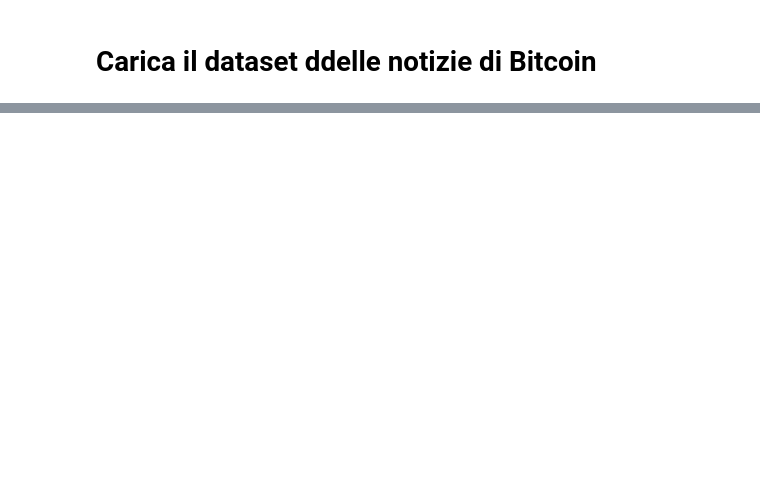
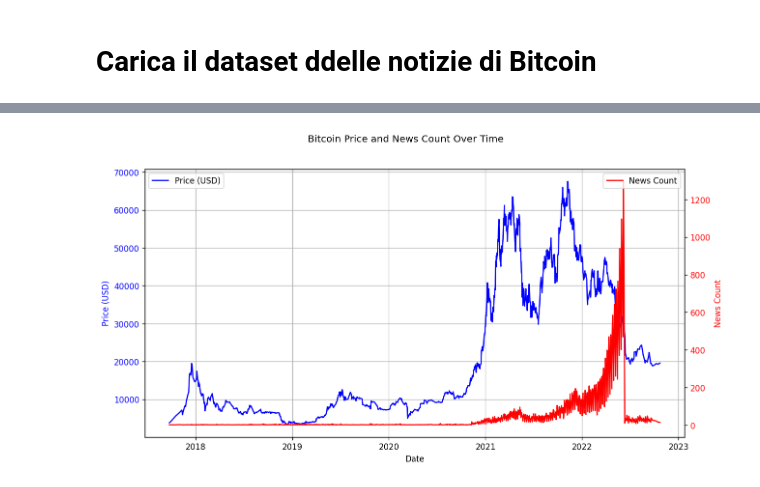
Before and after one commit to riccardoscut/riccardoscut, a Jupyter notebook: CrypToData.ipynb, the cells around one changed output, grey strips where cells are left out. Cells and saved outputs as stored; diff of their text form; code cells hidden in the pictures; blank space fills up the shorter version.

```diff
--- a/CrypToData.ipynb
+++ b/CrypToData.ipynb
@@ -353,0 +351,3 @@ Cryptopanic News:
+# %%
+count_news_data.rename(columns = {'id': 'cnt'}, inplace = True)
+count_news_data
@@ -353,0 +368,2 @@ Cryptopanic News:
+# %%
+significant_changes.reset_index(inplace=True)
@@ -353,0 +377,4 @@ Cryptopanic News:
+# %%
+
+significant_changes['date_normal'] = pd.to_datetime(significant_changes['timestamp'], errors='coerce').dt.date
+significant_changes
@@ -353,0 +419,3 @@ Cryptopanic News:
+# %%
+merged_inner = pd.merge(count_news_data, significant_changes, on='date_normal', how='inner')
+merged_inner
@@ -353,0 +438,25 @@ Cryptopanic News:
+# %%
+fig, ax1 = plt.subplots(figsize=(12, 6))
+
+# Plot the Bitcoin price on the first y-axis
+ax1.plot(merged_inner['date_normal'], merged_inner['close'], 'b-', label='Price (USD)')
+ax1.set_xlabel('Date')
+ax1.set_ylabel('Price (USD)', color='blue')
+ax1.tick_params(axis='y', labelcolor='blue')
+
+# Create a twin axis for the news count
+ax2 = ax1.twinx()
+ax2.plot(merged_inner['date_normal'], merged_inner['cnt'], 'r-', label='News Count')
+ax2.set_ylabel('News Count', color='red')
+ax2.tick_params(axis='y', labelcolor='red')
+
+# Add title, grid, and legend
+fig.suptitle('Bitcoin Price and News Count Over Time')
+ax1.grid(True)
+ax1.legend(loc='upper left')
+ax2.legend(loc='upper right')
+
+# Show the plot
+plt.show()
+# %% [output]
+[figure, added]
```
Also changed, not shown: parts of 29 cells of this notebook, 6 other files.
